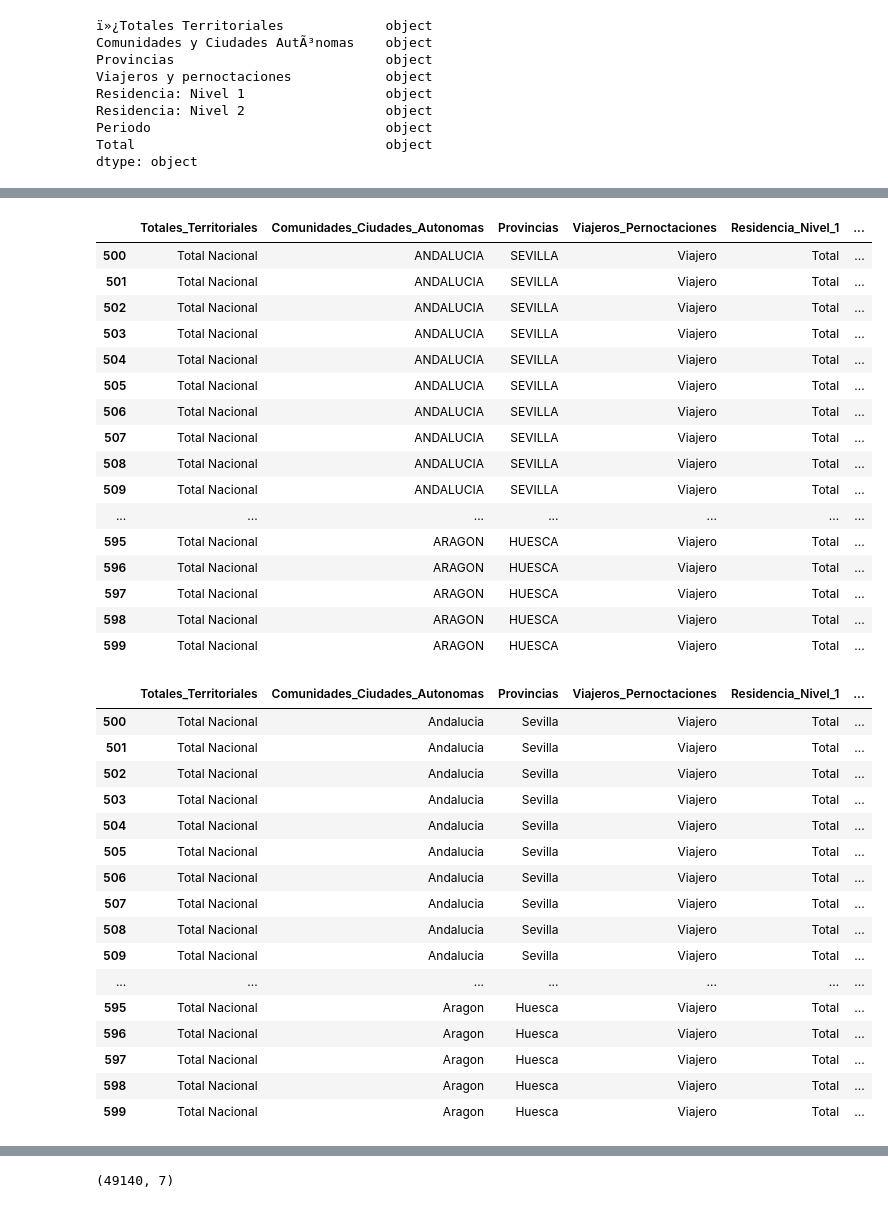
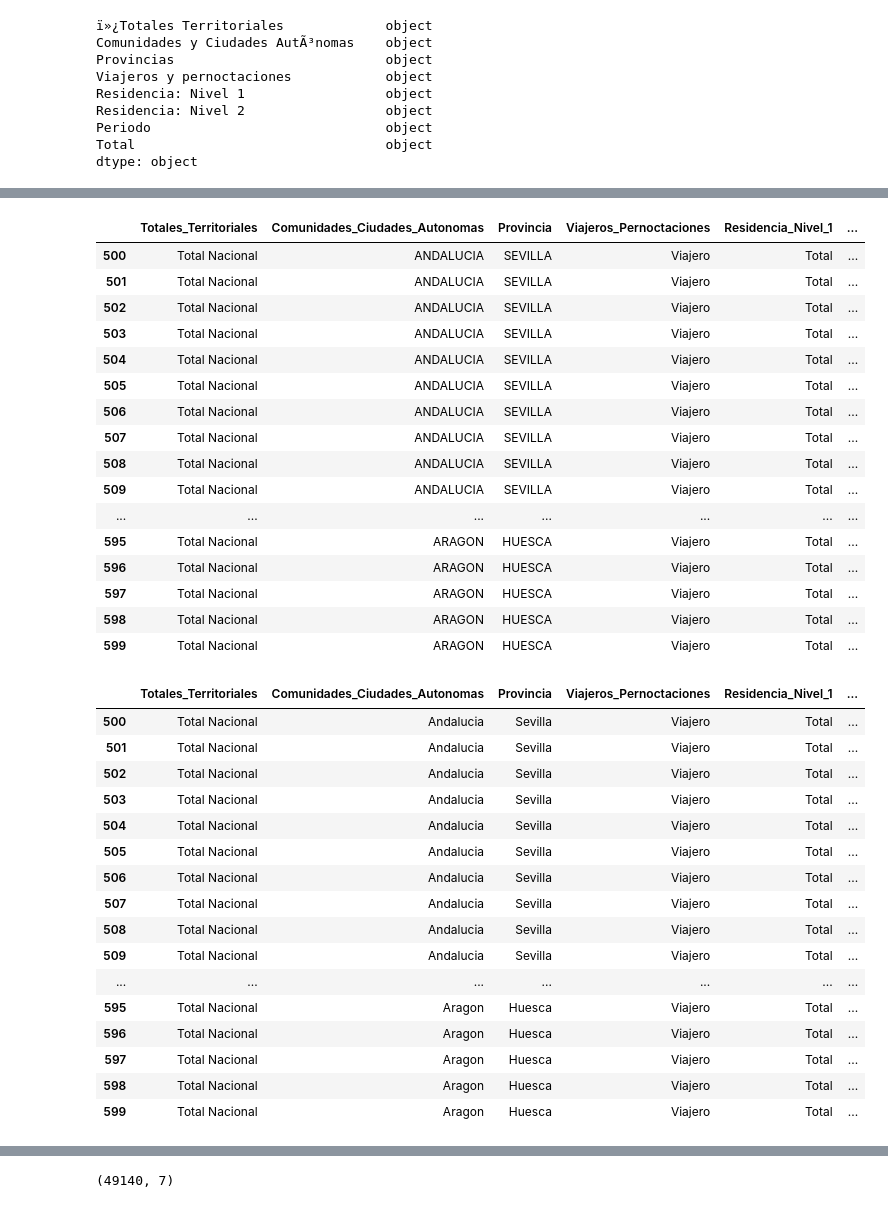
Before and after one commit to Carolina-MH/Proyecto_final, a Jupyter notebook: notebook/Final INE.ipynb, the cells around one changed output, grey strips where cells are left out. Saved outputs shown, nothing was run; the diff lists cells and outputs as text; code cells hidden in the pictures.

```diff
--- a/notebook/Final INE.ipynb
+++ b/notebook/Final INE.ipynb
@@ -133,35 +133,35 @@
                        '24 LeÃ³n': 'LEON',
                        '25 Lleida': 'LLEIDA',
                        '26 Rioja, La': 'LA RIOJA',
                        '27 Lugo': 'LUGO',
                        '28 Madrid': 'MADRID',
                        '29 MÃ¡laga': 'MALAGA',
                        '30 Murcia': 'MURCIA',
                        '31 Navarra':'NAVARRA',
                        '32 Ourense': 'OURENSE',
                        '33 Asturias': 'ASTURIAS',
                        '34 Palencia': 'PALENCIA',
                        '35 Palmas, Las': 'LAS PALMAS DE GRAN CANARIA',
                        '36 Pontevedra': 'PONTEVEDRA',
                        '37 Salamanca':'SALAMANCA' ,
                        '38 Santa Cruz de Tenerife': 'STA. CRUZ DE TENERIFE',
                        '39 Cantabria': 'CANTABRIA',
                        '40 Segovia': 'SEGOVIA',
                        '41 Sevilla': 'SEVILLA',
                        '42 Soria': 'SORIA',
                        '43 Tarragona': 'TARRAGONA',
                        '44 Teruel': 'TERUEL',
                        '45 Toledo': 'TOLEDO',
                        '46 Valencia/ValÃ¨ncia': 'VALENCIA',
                        '47 Valladolid': 'VALLADOLID',
                        '48 Bizkaia': 'BIZKAIA',
                        '49 Zamora': 'ZAMORA',
                        '50 Zaragoza': 'ZARAGOZA'}
 
-ine['Provincias']= ine['Provincias'].map(correccion_provincias)
+ine['Provincia']= ine['Provincia'].map(correccion_provincias)
 ine[500:600]
 # %% [output]
-|  | Totales_Territoriales | Comunidades_Ciudades_Autonomas | Provincias | Viajeros_Pernoctaciones | Residencia_Nivel_1 | ... |
+|  | Totales_Territoriales | Comunidades_Ciudades_Autonomas | Provincia | Viajeros_Pernoctaciones | Residencia_Nivel_1 | ... |
 | 500 | Total Nacional | ANDALUCIA | SEVILLA | Viajero | Total | ... |
 | 501 | Total Nacional | ANDALUCIA | SEVILLA | Viajero | Total | ... |
 | 502 | Total Nacional | ANDALUCIA | SEVILLA | Viajero | Total | ... |
@@ -188,11 +188,11 @@ ine['Residencia_Nivel_2'].replace({'Residentes en EspaÃ±a':'Espana',
 ine['Periodo']= pd.to_datetime(ine['Periodo'], format='%YM%m')
 ine['Periodo']= ine['Periodo'].dt.to_period('M')
 # %%
-columnas_nan = ['Provincias', 'Residencia_Nivel_2']
+columnas_nan = ['Provincia', 'Residencia_Nivel_2']
 ine[columnas_nan]= ine[columnas_nan].fillna('-')
 ine[500:600]
 # %% [output]
-|  | Totales_Territoriales | Comunidades_Ciudades_Autonomas | Provincias | Viajeros_Pernoctaciones | Residencia_Nivel_1 | ... |
+|  | Totales_Territoriales | Comunidades_Ciudades_Autonomas | Provincia | Viajeros_Pernoctaciones | Residencia_Nivel_1 | ... |
 | 500 | Total Nacional | Andalucia | Sevilla | Viajero | Total | ... |
 | 501 | Total Nacional | Andalucia | Sevilla | Viajero | Total | ... |
 | 502 | Total Nacional | Andalucia | Sevilla | Viajero | Total | ... |
```
Also changed, not shown: parts of 23 cells of this notebook, 22 other files.
